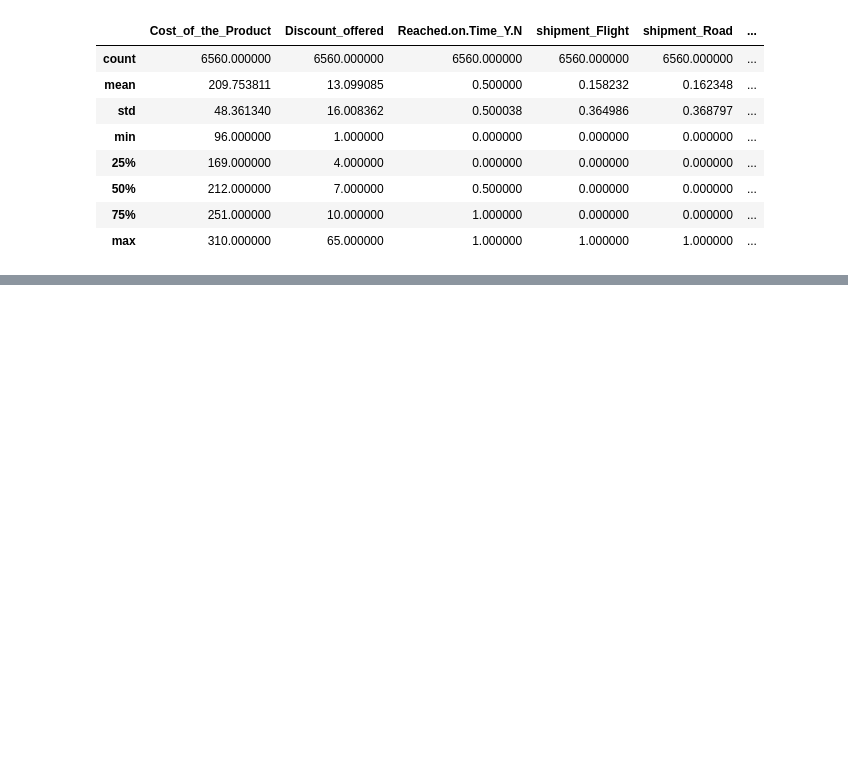
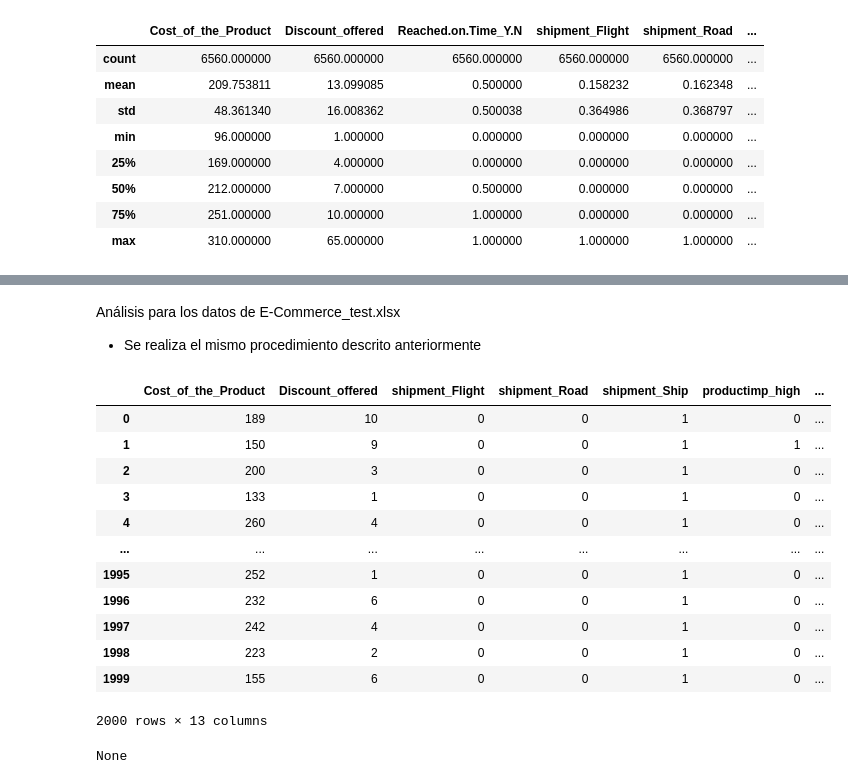
Before and after one commit to amylovora/Datathon-PI2, a Jupyter notebook: model.ipynb, the cells around one changed output, grey strips where cells are left out. Saved outputs shown, nothing was run; the diff lists cells and outputs as text; code cells hidden in the pictures; blank space fills up the shorter version.

```diff
--- a/model.ipynb
+++ b/model.ipynb
@@ -329,0 +323,30 @@ print(roc_auc)
+# %% [markdown]
+Análisis para los datos de E-Commerce_test.xlsx
+- Se realiza el mismo procedimiento descrito anteriormente
+# %%
+data_test2
+
+dummy_warehouse = pd.get_dummies(data_test2['Warehouse_block'], prefix="warehouse")
+dummy_shipment = pd.get_dummies(data_test2['Mode_of_Shipment'], prefix="shipment")
+dummy_productimp = pd.get_dummies(data_test2['Product_importance'], prefix="productimp")
+# %%
+data_test2 = data_test2.drop(['Warehouse_block'], axis= 1)
+data_test2 = data_test2.drop(['Mode_of_Shipment'], axis= 1)
+data_test2 = data_test2.drop(['Product_importance'], axis= 1)
+# %%
+data_test_end = pd.concat([data_test2, dummy_shipment, dummy_productimp, dummy_warehouse],axis=1)
+data_test_end
+# %% [output]
+|  | Cost_of_the_Product | Discount_offered | shipment_Flight | shipment_Road | shipment_Ship | productimp_high | ... |
+| 0 | 189 | 10 | 0 | 0 | 1 | 0 | ... |
+| 1 | 150 | 9 | 0 | 0 | 1 | 1 | ... |
+| 2 | 200 | 3 | 0 | 0 | 1 | 0 | ... |
+| 3 | 133 | 1 | 0 | 0 | 1 | 0 | ... |
+| 4 | 260 | 4 | 0 | 0 | 1 | 0 | ... |
+| ... | ... | ... | ... | ... | ... | ... | ... |
+| 1995 | 252 | 1 | 0 | 0 | 1 | 0 | ... |
+| 1996 | 232 | 6 | 0 | 0 | 1 | 0 | ... |
+| 1997 | 242 | 4 | 0 | 0 | 1 | 0 | ... |
+| 1998 | 223 | 2 | 0 | 0 | 1 | 0 | ... |
+| 1999 | 155 | 6 | 0 | 0 | 1 | 0 | ... |
+2000 rows × 13 columns
@@ -329,0 +361,8 @@ print(roc_auc)
+# %%
+y_pred = algoritmo.predict(X_test)
+
+pred = pd.DataFrame(y_pred, columns= ['pred'])
+pred
+print(pred.to_csv('amylovora.csv', sep='\t', index=False))
+# %% [output]
+None
```
Also changed, not shown: parts of 9 cells of this notebook, 1 other file.
